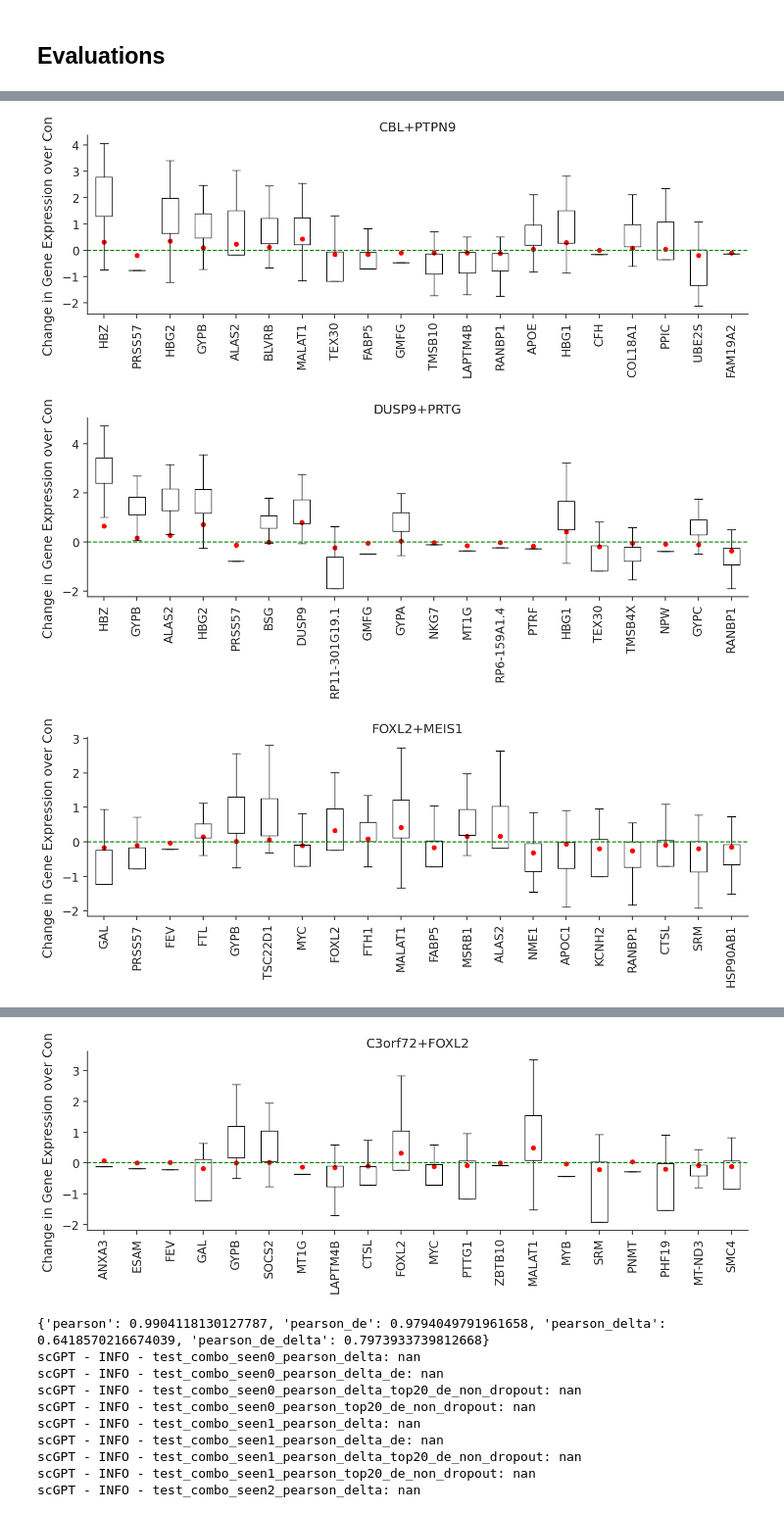
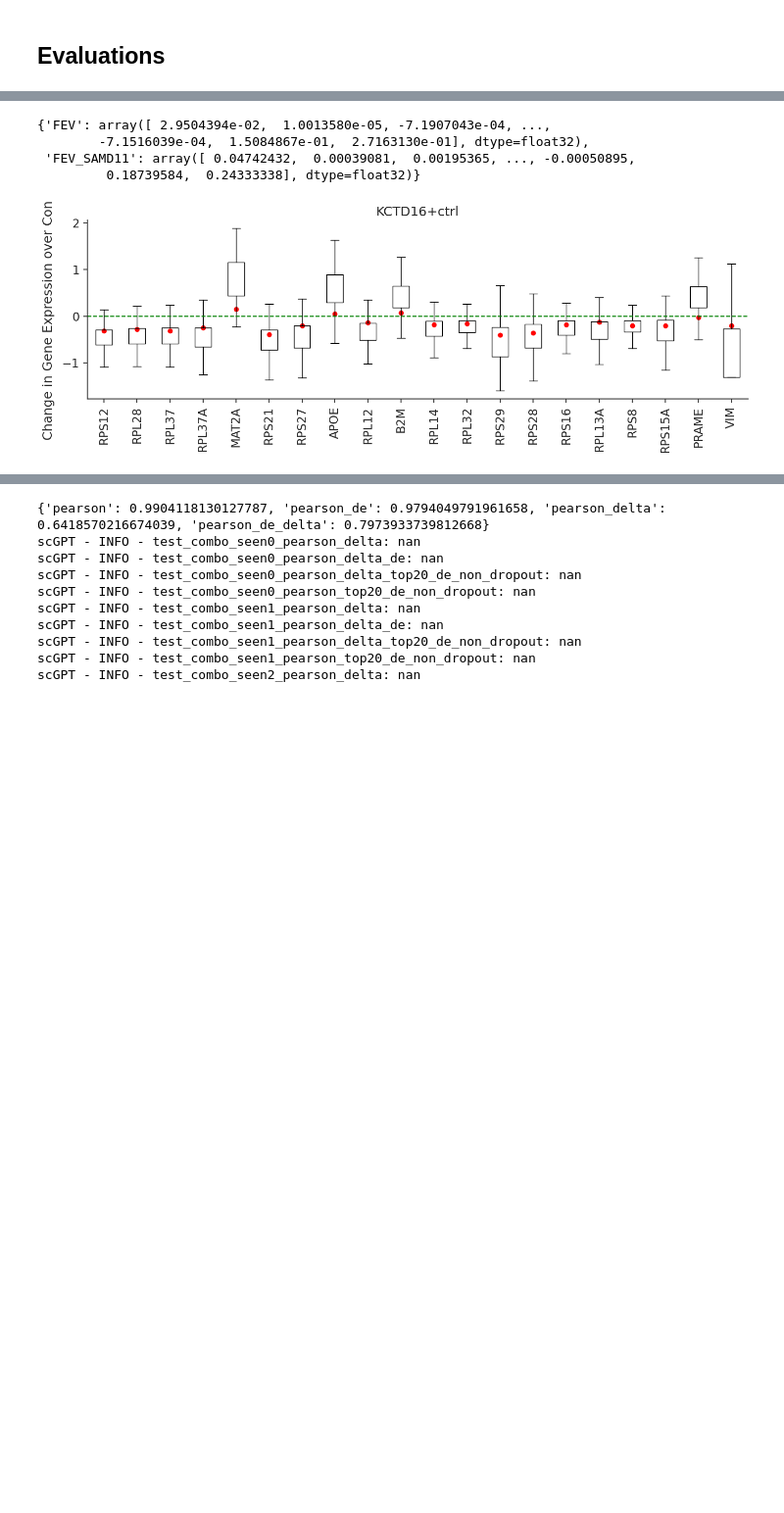
Before and after one commit to a93sokol/scGPT_reproduce, a Jupyter notebook: tutorials/Tutorial_Perturbation.ipynb, the cells around one changed output, grey strips where cells are left out. Shown at 98% size. Saved outputs shown, nothing was run; the diff lists cells and outputs as text; code cells hidden in the pictures; blank space fills up the shorter version.

```diff
--- a/tutorials/Tutorial_Perturbation.ipynb
+++ b/tutorials/Tutorial_Perturbation.ipynb
@@ -87,8 +90,8 @@ use_fast_transformer = True  # whether to use fast transformer
 log_interval = 100
 
 # dataset and evaluation choices
-data_name = "norman"
-split = "simulation"
+data_name = "replogle_rpe1_essential"
+split = "no_test"
 if data_name == "norman":
     perts_to_plot = ['CBL+PTPN9',
                        'DUSP9+PRTG',
@@ -123,6 +126,6 @@ scGPT - INFO - Running on 2024-09-20 07:54:26
 # %%
-pert_data = PertData("./data_scGPT/")
-pert_data.load(data_name=data_name)
-pert_data.prepare_split(split=split, seed=1)
+pert_data = PertData("../data")
+pert_data.load(data_path='../data/replogle_rpe1_essential/')
+pert_data.prepare_split(split='simulation', seed=1)
 pert_data.get_dataloader(batch_size=batch_size, test_batch_size=eval_batch_size)
 # %% [output]
@@ -636,12 +603,18 @@ def plot_perturbation(
         fig.savefig(save_file, bbox_inches="tight", transparent=False)
 
     return fig
+# %%
+temp
+# %% [output]
+{'FEV': array([ 2.9504394e-02,  1.0013580e-05, -7.1907043e-04, ...,
+        -7.1516039e-04,  1.5084867e-01,  2.7163130e-01], dtype=float32),
+ 'FEV_SAMD11': array([ 0.04742432,  0.00039081,  0.00195365, ..., -0.00050895,
+         0.18739584,  0.24333338], dtype=float32)}
 # %%
-# predict(best_model, [["FEV"], ["FEV", "SAMD11"]])
-# best_model = model
+best_model = model
+temp = predict(best_model, [["FEV"], ["FEV", "SAMD11"]],pool_size=10)
+
 for p in perts_to_plot:
     plot_perturbation(best_model, p, pool_size=10, save_file=f"{save_dir}/{p}.png")
 # %% [output]
-[figure, old version]
+[figure, new version]
-[figure, removed]
-[figure, removed]
@@ -653,4 +621,3 @@ for p in perts_to_plot:
-[figure, removed]
 # %%
 test_loader = pert_data.dataloader["test_loader"]
 test_res = eval_perturb(test_loader, best_model, device)
```
Also changed, not shown: parts of 9 cells of this notebook, 5 other files.
